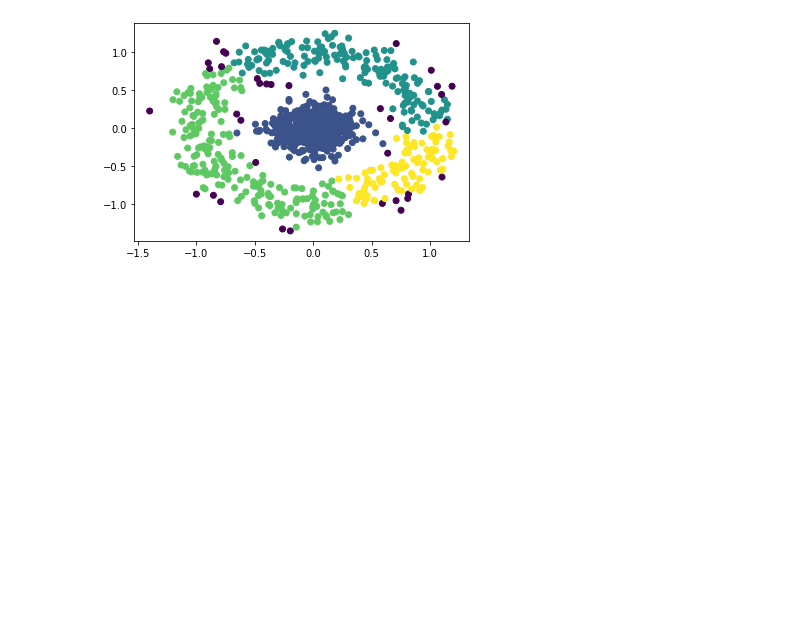
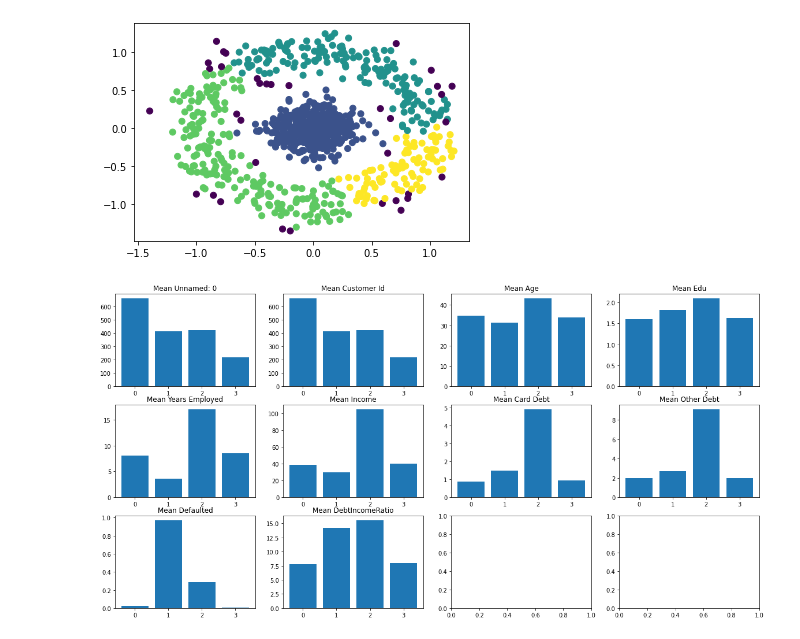
Before and after one commit to GeneralHassaan/Projects, a Jupyter notebook: analysis_of_Kmeans_hassaan.ipynb, the cells around one changed output. Drawn from its saved outputs; the diff is of its cells as text; code cells hidden in the pictures; blank space fills up the shorter version.

```diff
--- a/analysis_of_Kmeans_hassaan.ipynb
+++ b/analysis_of_Kmeans_hassaan.ipynb
@@ -15,7 +15,7 @@ import scipy.cluster.hierarchy as sch
 from sklearn.cluster import DBSCAN
 from sklearn.datasets import make_circles
 # %%
-filename = '/content/cust_seg_2.csv'
+filename = '/content/cust_seg.csv'
 
 df = pd.read_csv(filename)
 
@@ -189,3 +205,11 @@ dbs = DBSCAN(eps = 0.2, min_samples = min_samples).fit(circles)
 plt.scatter(circles[:,0], circles[:,1], c=dbs.labels_);
 # %% [output]
 [figure]
+# %%
+fig, axes = plt.subplots(3,4, figsize = (20, 10))
+axes = axes.ravel()
+for i, col in enumerate(cluster_groups.columns[1:]):
+  axes[i].bar(cluster_groups['cluster'], cluster_groups[col])
+  axes[i].set_title(f'Mean {col}')
+# %% [output]
+[figure, added]
```
Also changed, not shown: parts of 1 cell of this notebook.
